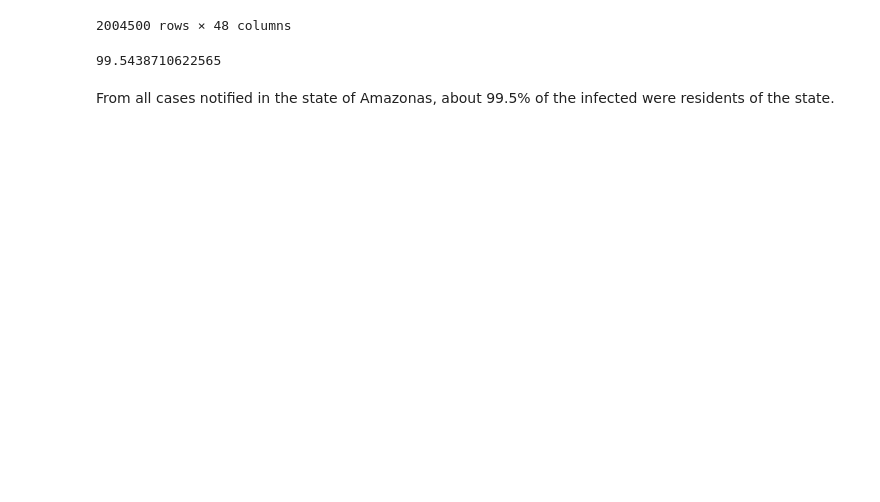
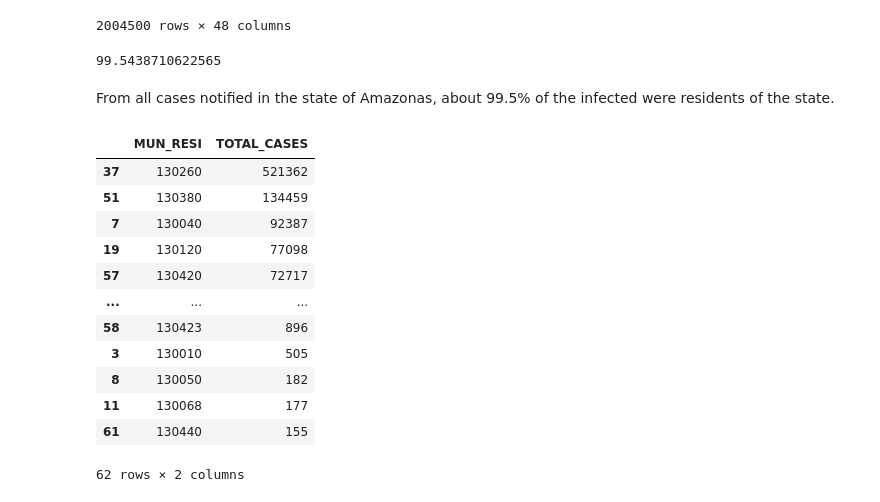
Before and after one commit to RaphaLevy/Study_on_Malaria_dynamics, a Jupyter notebook: sivep_data/SIVEP_Data.ipynb, the cells around one changed output. Saved outputs shown, nothing was run; the diff lists cells and outputs as text; code cells hidden in the pictures; blank space fills up the shorter version.

Commit message:
Gets cases per municipality in the state of Amazonas from 2003 to 2023

```diff
--- a/sivep_data/SIVEP_Data.ipynb
+++ b/sivep_data/SIVEP_Data.ipynb
@@ -211,3 +211,21 @@ len(amazonas_notif_and_resid)/len(amazonas_df)*100
 99.5438710622565
 # %% [markdown]
 From all cases notified in the state of Amazonas, about 99.5% of the infected were residents of the state.
+# %%
+cases_by_AM_municipality = amazonas_notif_and_resid[['MUN_RESI']].groupby(['MUN_RESI']).size().reset_index(name='TOTAL_CASES').sort_values(by='TOTAL_CASES', ascending=False)
+cases_by_AM_municipality['MUN_RESI'] = cases_by_AM_municipality['MUN_RESI'].astype(int)
+cases_by_AM_municipality
+# %% [output]
+|  | MUN_RESI | TOTAL_CASES |
+| 37 | 130260 | 521362 |
+| 51 | 130380 | 134459 |
+| 7 | 130040 | 92387 |
+| 19 | 130120 | 77098 |
+| 57 | 130420 | 72717 |
+| ... | ... | ... |
+| 58 | 130423 | 896 |
+| 3 | 130010 | 505 |
+| 8 | 130050 | 182 |
+| 11 | 130068 | 177 |
+| 61 | 130440 | 155 |
+62 rows × 2 columns
```
